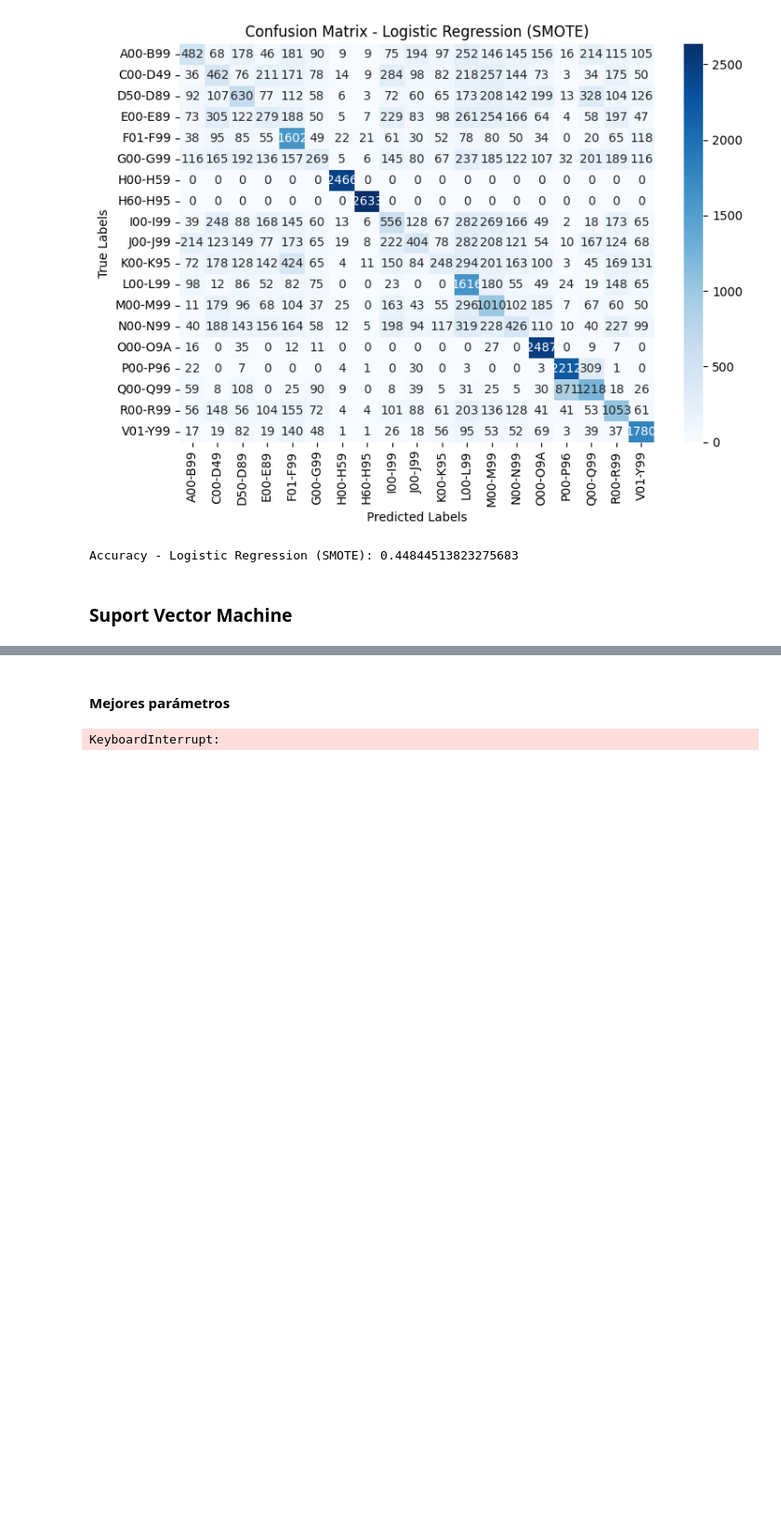
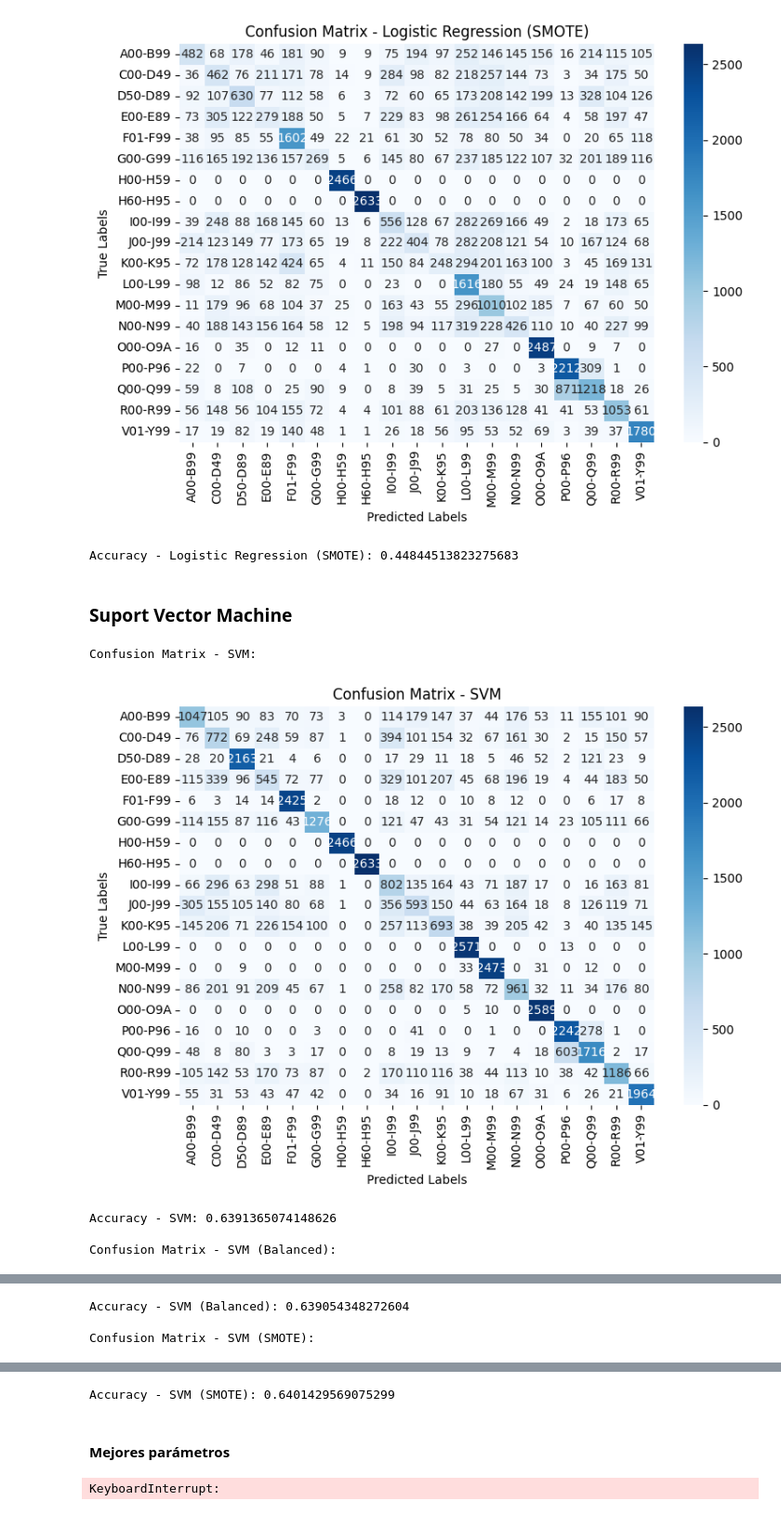
Before and after one commit to DannyEst6109/Proyecto-DataMining, a Jupyter notebook: analysis.ipynb, the cells around one changed output, grey strips where cells are left out. Shown at 93% size. Saved outputs shown, nothing was run; the diff lists cells and outputs as text; code cells hidden in the pictures; blank space fills up the shorter version.

```diff
--- a/analysis.ipynb
+++ b/analysis.ipynb
@@ -276,3 +276,29 @@ decision_tree_models = [
 ]
 # %% [markdown]
 ### Suport Vector Machine
+# %%
+from sklearn.svm import SVC
+
+# Define modelos SVM con diferentes configuraciones
+svm_models = [
+    ("SVM", SVC(random_state=42, kernel='rbf', C=1.0)),
+    ("SVM (Balanced)", SVC(random_state=42, kernel='rbf', class_weight='balanced', C=1.0)),
+    ("SVM (SMOTE)", make_pipeline(SMOTE(random_state=42), SVC(random_state=42, kernel='rbf', C=1.0)))
+]
+
+# Itera sobre cada modelo SVM
+for model_name, model in svm_models:
+    # Crea un pipeline con preprocesamiento y modelo SVM
+    pipeline = create_pipeline(preprocessor, model)
+
+    # Entrena el modelo en los datos de entrenamiento
+    pipeline.fit(X_train, y_train)
+
+    # Evalúa el rendimiento del modelo
+    evaluate_model(pipeline, X_test, y_test, model_name)
+# %% [output]
+Confusion Matrix - SVM:
+[figure, added]
+Accuracy - SVM: 0.6391365074148626
+
+Confusion Matrix - SVM (Balanced):
@@ -278,0 +306,3 @@ decision_tree_models = [
+Accuracy - SVM (Balanced): 0.639054348272604
+
+Confusion Matrix - SVM (SMOTE):
@@ -279,3 +310,4 @@ decision_tree_models = [
+Accuracy - SVM (SMOTE): 0.6401429569075299
 # %%
 from sklearn.svm import SVC
 
```
Also changed, not shown: parts of 1 cell of this notebook.
